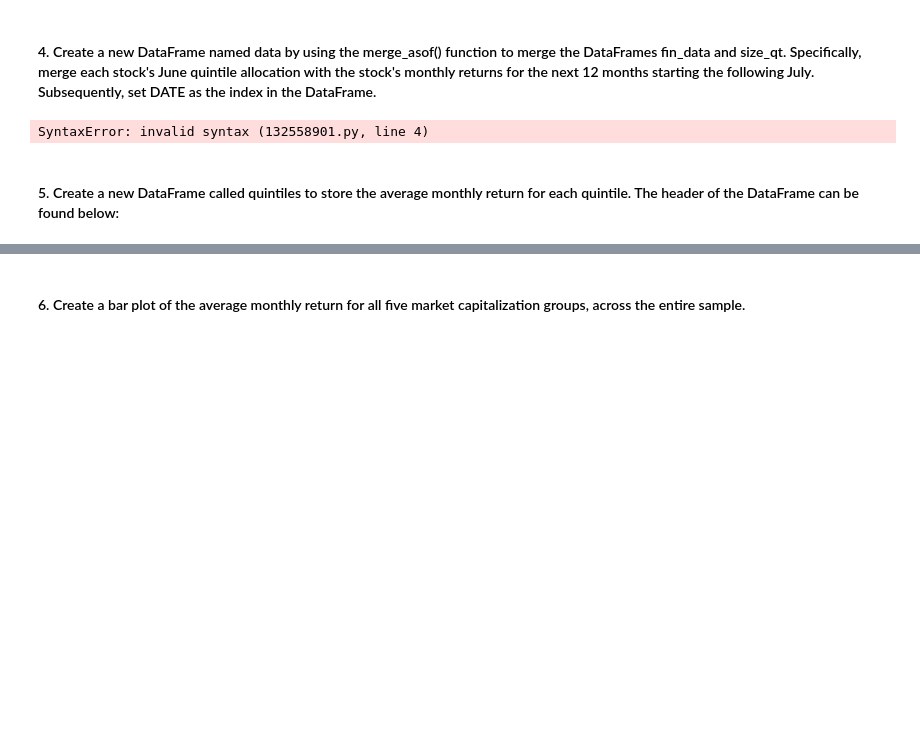
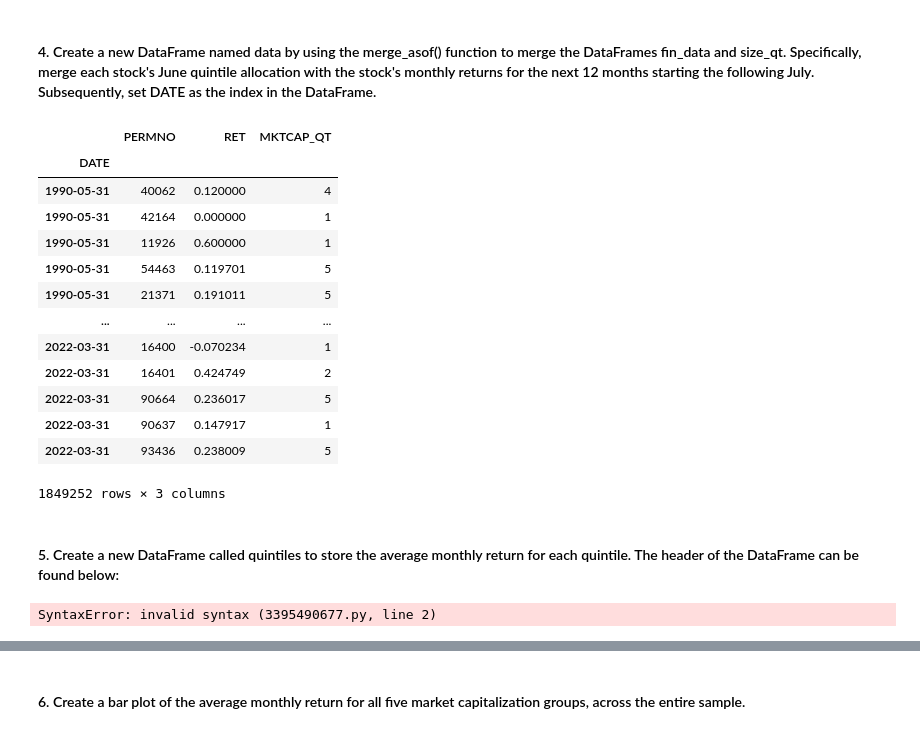
Before and after one commit to Alphaplayer248/Financial-Data-Project, a Jupyter notebook: Group Assignment_Klein1.ipynb, the cells around one changed output, grey strips where cells are left out. Drawn from its saved outputs; the diff is of its cells as text; code cells hidden in the pictures; blank space fills up the shorter version.

```diff
--- a/Group Assignment_Klein1.ipynb
+++ b/Group Assignment_Klein1.ipynb
@@ -308,13 +308,32 @@ size_qt.drop('MKTCAP',axis=1)
 159735 rows × 2 columns
 # %% [markdown]
 #### 4. Create a new DataFrame named data by using the merge_asof() function to merge the DataFrames fin_data and size_qt. Specifically, merge each stock's June quintile allocation with the stock's monthly returns for the next 12 months starting the following July. Subsequently, set DATE as the index in the DataFrame.
+# %%
+size_qt.index=size_qt.index+pd.offsets.MonthEnd(-1)
 # %%
 data=pd.DataFrame()
 data=pd.merge_asof(fin_data.sort_index(),size_qt.sort_index(),by='PERMNO',on='DATE').dropna()
 data.drop(['MKTCAP_x','MKTCAP_y'],axis=1,inplace=True)
-data=data.loc[data.index.month==7].resample('M').mean().dropna()
-data
+data.set_index(['DATE']).sort_index()
 # %% [output]
+|  | PERMNO | RET | MKTCAP_QT |
+| DATE |  |  |  |
+| 1990-05-31 | 40062 | 0.120000 | 4 |
+| 1990-05-31 | 42164 | 0.000000 | 1 |
+| 1990-05-31 | 11926 | 0.600000 | 1 |
+| 1990-05-31 | 54463 | 0.119701 | 5 |
+| 1990-05-31 | 21371 | 0.191011 | 5 |
+| ... | ... | ... | ... |
+| 2022-03-31 | 16400 | -0.070234 | 1 |
+| 2022-03-31 | 16401 | 0.424749 | 2 |
+| 2022-03-31 | 90664 | 0.236017 | 5 |
+| 2022-03-31 | 90637 | 0.147917 | 1 |
+| 2022-03-31 | 93436 | 0.238009 | 5 |
-SyntaxError: invalid syntax (132558901.py, line 4)
+1849252 rows × 3 columns
 # %% [markdown]
 #### 5. Create a new DataFrame called quintiles to store the average monthly return for each quintile. The header of the DataFrame can be found below:
+# %%
+quintiles=pd.DataFrame()
+qunitiles['Q1_RET']=
+# %% [output]
+SyntaxError: invalid syntax (3395490677.py, line 2)
```
Also changed, not shown: parts of 6 cells of this notebook.
